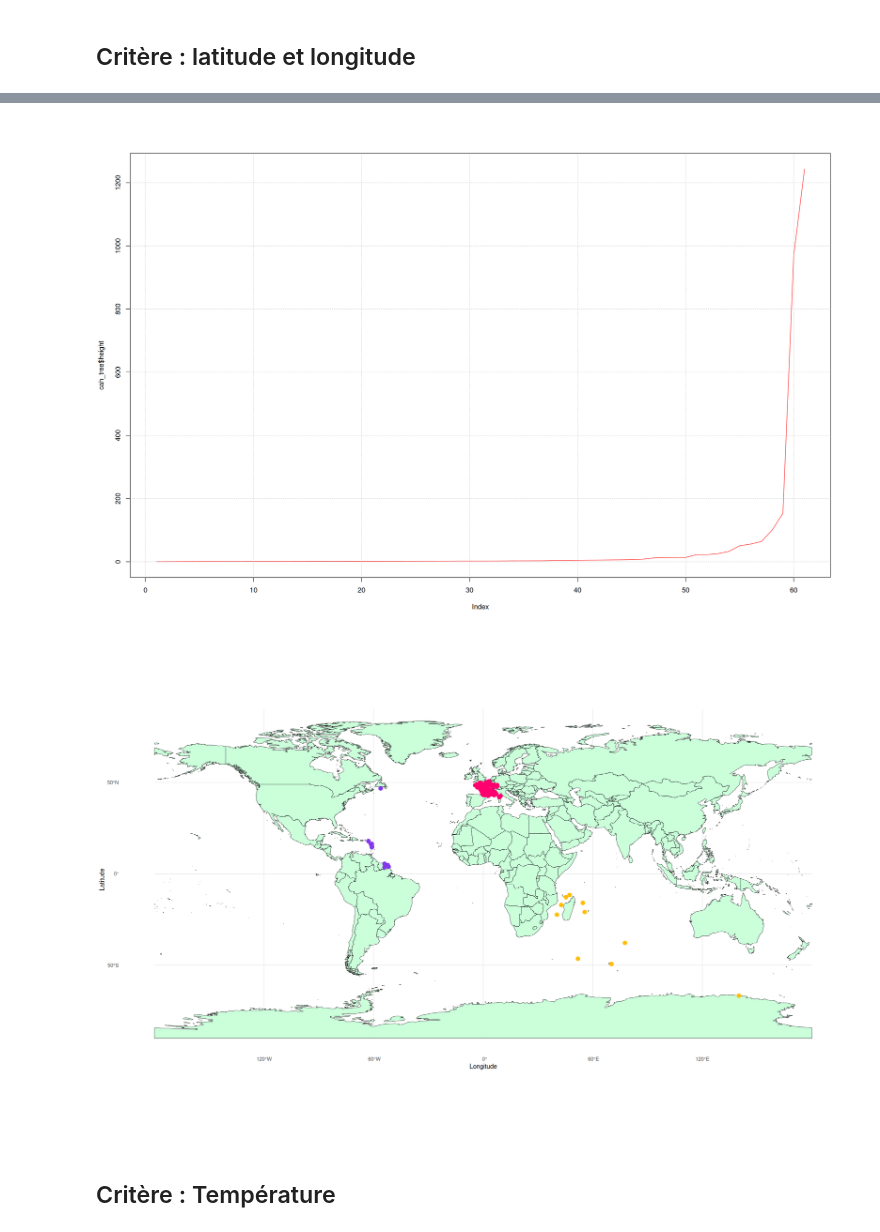
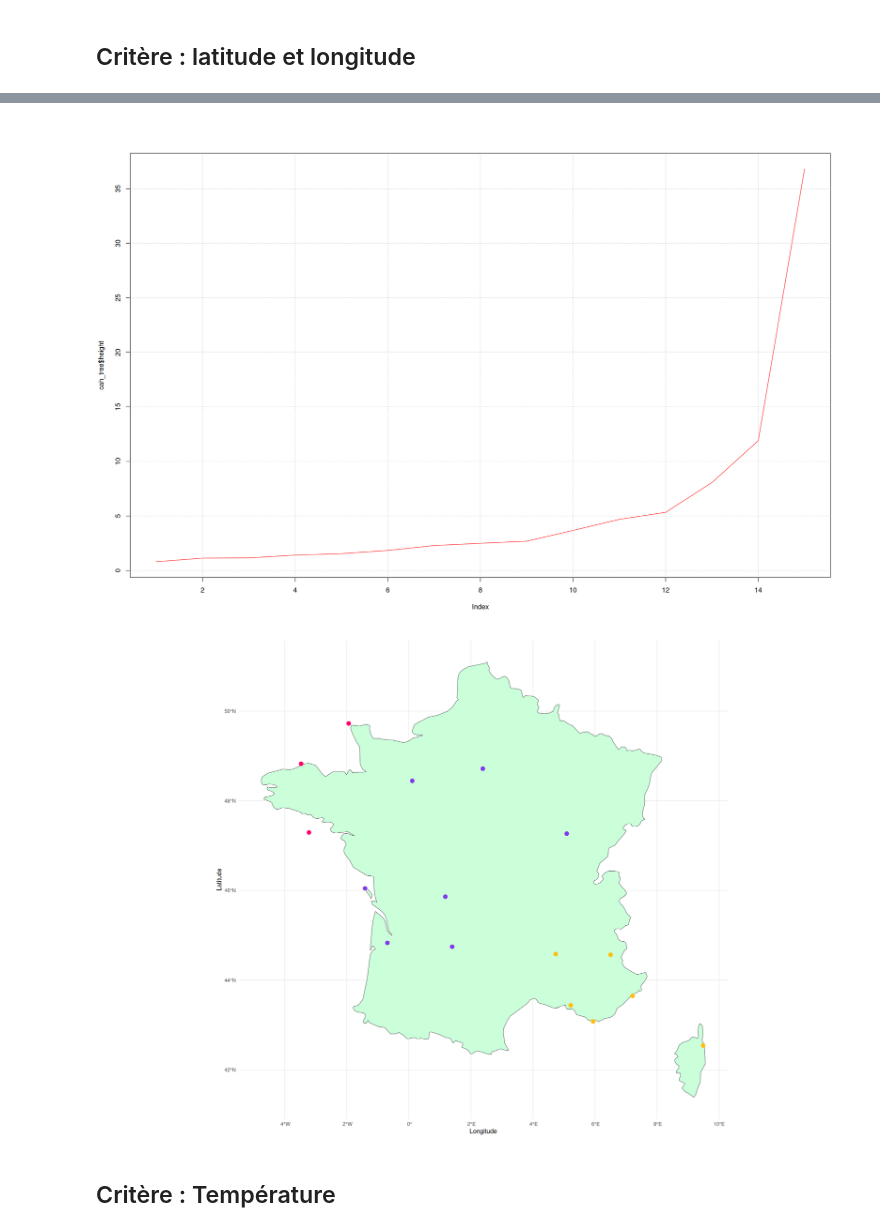
Before and after one commit to thomasdepic/SDD-BE-meteo, a Jupyter notebook: questions/6_clustering.ipynb, the cells around one changed output, grey strips where cells are left out. Drawn from its saved outputs; the diff is of its cells as text; code cells hidden in the pictures.

Commit message:
toggle metropole / monde

```diff
--- a/questions/6_clustering.ipynb
+++ b/questions/6_clustering.ipynb
@@ -21,9 +21,12 @@ data_full_dir = "../data/donnees-synop-essentielles-omm.csv"
 # 9s à s'exécuter sur stuart
 data_ext10_dir = "../data/donnees_extracted_10.csv"
 data_ext10M_dir = "../data/donnees_extracted_metro_10.csv"
+data_ext20M_dir = "../data/donnees_extracted_metro_20.csv"
+# data : sur la metropole seulement
+metro = TRUE
 
-full_data <- read.csv(data_full_dir,
-            sep=";", # à toggle en fonction du fichier (',' pour les extracts, ';' pour l'originel)
+full_data <- read.csv(data_ext20M_dir,
+            sep=",", # à toggle en fonction du fichier (',' pour les extracts, ';' pour l'originel)
             na.string=c("","null","NaN"),
             header=TRUE,
             stringsAsFactors=TRUE)
@@ -31,7 +34,7 @@ full_data <- read.csv(data_full_dir,
 ## Fonction de dendogrammerie
 # %%
 
-auto_dendogram <- function(crit_data, nk){
+auto_dendogram <- function(crit_data, nk, metro=FALSE){
 
     # distances
     distances <- dist(crit_data)
@@ -56,7 +59,12 @@ auto_dendogram <- function(crit_data, nk){
 
     i <- 1
     p <- ggplot()
-    p <- p + geom_sf(data = worldmap, color = "black", fill = "#CAFFDA")
+    if(metro){
+        p <- p + geom_sf(data = worldmap[worldmap$name == 'France',], color = "black", fill = "#CAFFDA")
+    }
+    else{
+        p <- p + geom_sf(data = worldmap, color = "black", fill = "#CAFFDA")
+    }
     for(v in rectlist){
         p <- p + geom_point(data = crit_data[rownames(crit_data) %in% names(v), ],
                 aes(x = Longitude, y = Latitude), color = pcolors[[i]], size = 3)
@@ -80,5 +88,5 @@ geo_data <- geo_data[, -which(names(geo_data) == "ID.OMM.station")]
 # print(geo_data)
 
 # display dendogram and map
-auto_dendogram(geo_data, nk=3)
+auto_dendogram(geo_data, nk=3, metro=metro)
 # %% [output]
@@ -86,5 +94,5 @@ auto_dendogram(geo_data, nk=3)
-[figure, old version]
+[figure, new version]
-[figure, old version]
+[figure, new version]
 # %% [markdown]
 ## Critère : Température
 # %%
```
Also changed, not shown: parts of 4 cells of this notebook.
